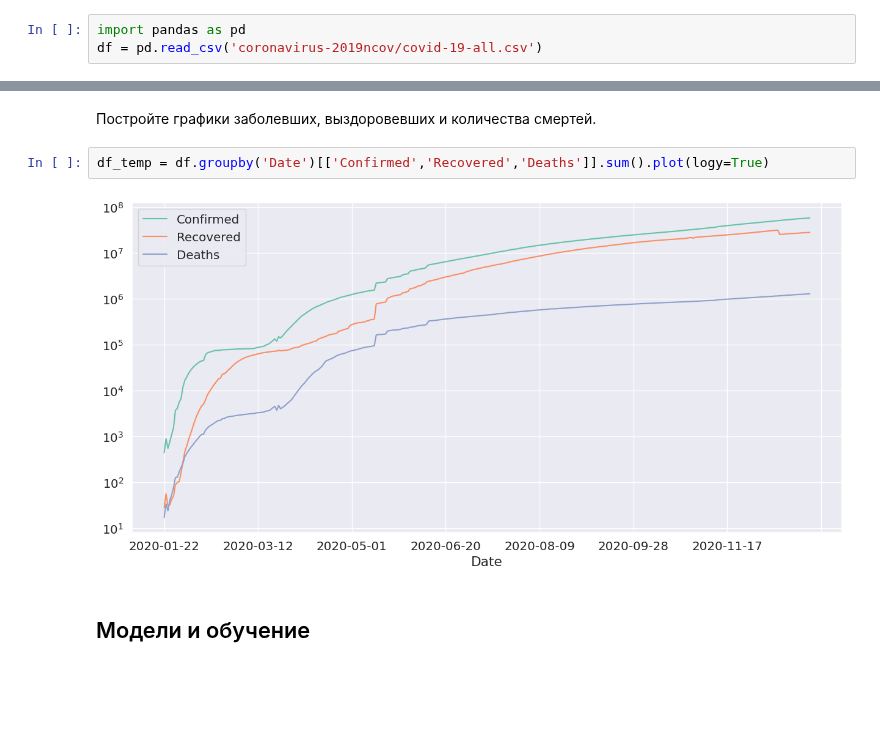
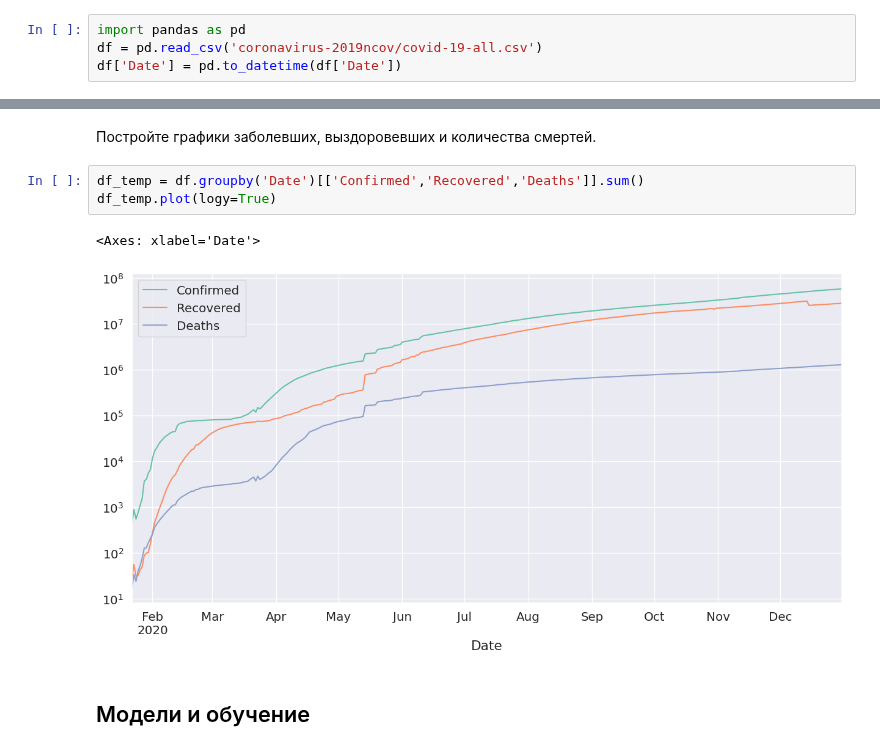
Before and after one commit to NMashalov/2023_OpenMipt_course, a Jupyter notebook: lesson5/ДЗ_5.ipynb, the cells around one changed output, grey strips where cells are left out. Saved outputs shown, nothing was run; the diff lists cells and outputs as text; blank space fills up the shorter version.

```diff
--- a/lesson5/ДЗ_5.ipynb
+++ b/lesson5/ДЗ_5.ipynb
@@ -127,6 +127,7 @@ Downloading coronavirus-2019ncov.zip to ./coronavirus-2019ncov
 # %%
 import pandas as pd
 df = pd.read_csv('coronavirus-2019ncov/covid-19-all.csv')
+df['Date'] = pd.to_datetime(df['Date'])
 # %%
 df.set_index('Date',inplace=True)
 # %%
@@ -180,9 +181,11 @@ df_ukr
 # %% [markdown]
 Постройте графики заболевших, выздоровевших и количества смертей.
 # %%
-df_temp = df.groupby('Date')[['Confirmed','Recovered','Deaths']].sum().plot(logy=True)
+df_temp = df.groupby('Date')[['Confirmed','Recovered','Deaths']].sum()
+df_temp.plot(logy=True)
 # %% [output]
+<Axes: xlabel='Date'>
-[figure, old version]
+[figure, new version]
 # %% [markdown]
 ## Модели и обучение
 # %% [markdown]
```
Also changed, not shown: parts of 15 cells of this notebook.
